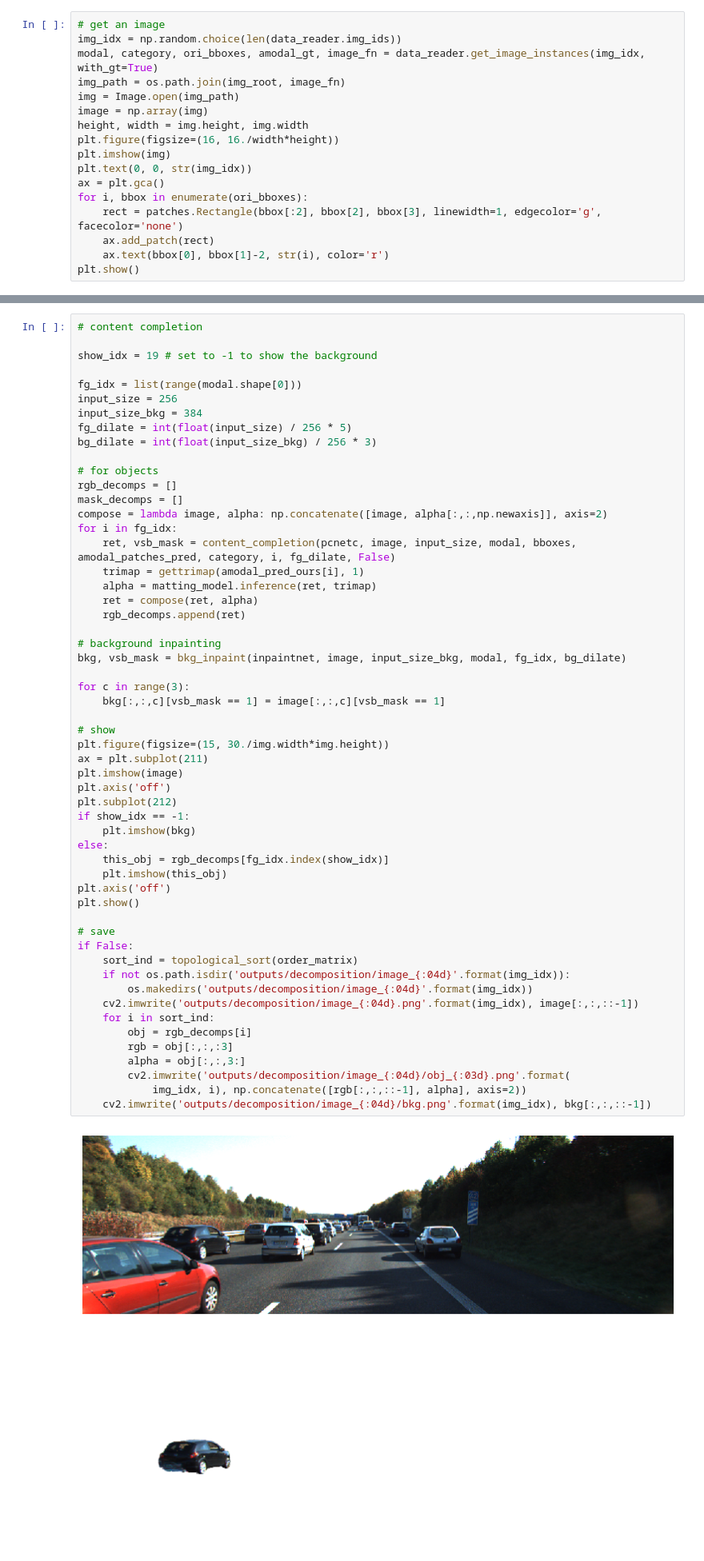
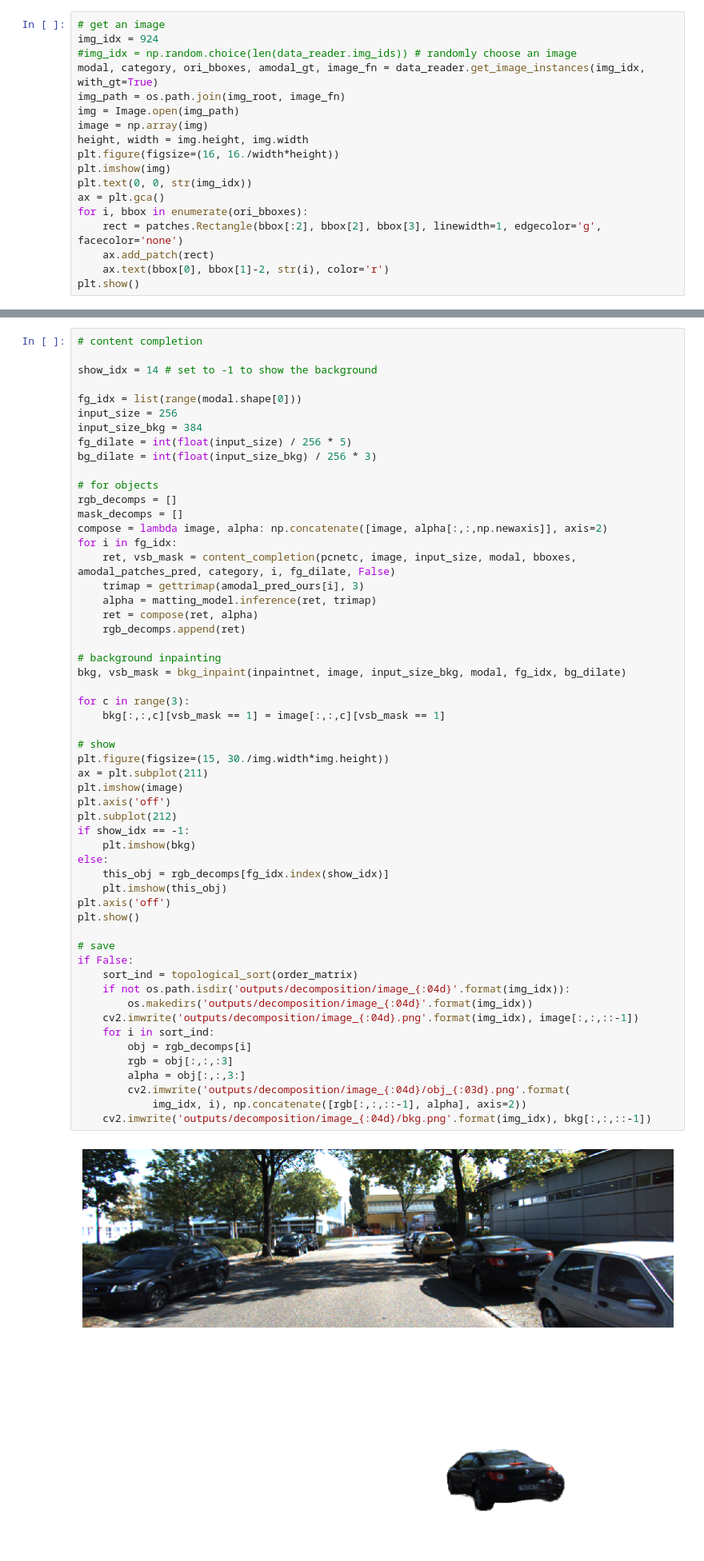
Before and after one commit to XiaohangZhan/deocclusion, a Jupyter notebook: demos/demo_kins.ipynb, the cells around one changed output, grey strips where cells are left out. Shown at 80% size. Cells and saved outputs as stored; diff of their text form.

```diff
--- a/demos/demo_kins.ipynb
+++ b/demos/demo_kins.ipynb
@@ -107,7 +107,8 @@ matting_model = Matting(
     'GCAMatting/checkpoints/gca-dist-all-data/gca-dist-all-data.pth')
 # %%
 # get an image
-img_idx = np.random.choice(len(data_reader.img_ids))
+img_idx = 924
+#img_idx = np.random.choice(len(data_reader.img_ids)) # randomly choose an image
 modal, category, ori_bboxes, amodal_gt, image_fn = data_reader.get_image_instances(img_idx, with_gt=True)
 img_path = os.path.join(img_root, image_fn)
 img = Image.open(img_path)
@@ -198,7 +199,7 @@ plt.show()
 # %%
 # content completion
 
-show_idx = 19 # set to -1 to show the background
+show_idx = 14 # set to -1 to show the background
 
 fg_idx = list(range(modal.shape[0]))
 input_size = 256
@@ -212,7 +213,7 @@ mask_decomps = []
 compose = lambda image, alpha: np.concatenate([image, alpha[:,:,np.newaxis]], axis=2)
 for i in fg_idx:
     ret, vsb_mask = content_completion(pcnetc, image, input_size, modal, bboxes, amodal_patches_pred, category, i, fg_dilate, False)
-    trimap = gettrimap(amodal_pred_ours[i], 1)
+    trimap = gettrimap(amodal_pred_ours[i], 3)
     alpha = matting_model.inference(ret, trimap)
     ret = compose(ret, alpha)
     rgb_decomps.append(ret)
@@ -224,31 +225,31 @@ for c in range(3):
     bkg[:,:,c][vsb_mask == 1] = image[:,:,c][vsb_mask == 1]
 
 # show
 plt.figure(figsize=(15, 30./img.width*img.height))
 ax = plt.subplot(211)
 plt.imshow(image)
 plt.axis('off')
 plt.subplot(212)
 if show_idx == -1:
     plt.imshow(bkg)
 else:
     this_obj = rgb_decomps[fg_idx.index(show_idx)]
     plt.imshow(this_obj)
 plt.axis('off')
 plt.show()
 
 # save
 if False:
     sort_ind = topological_sort(order_matrix)
     if not os.path.isdir('outputs/decomposition/image_{:04d}'.format(img_idx)):
         os.makedirs('outputs/decomposition/image_{:04d}'.format(img_idx))
     cv2.imwrite('outputs/decomposition/image_{:04d}.png'.format(img_idx), image[:,:,::-1])
     for i in sort_ind:
         obj = rgb_decomps[i]
         rgb = obj[:,:,:3]
         alpha = obj[:,:,3:]
         cv2.imwrite('outputs/decomposition/image_{:04d}/obj_{:03d}.png'.format(
             img_idx, i), np.concatenate([rgb[:,:,::-1], alpha], axis=2))
     cv2.imwrite('outputs/decomposition/image_{:04d}/bkg.png'.format(img_idx), bkg[:,:,::-1])
 # %% [output]
-[figure, old version]
+[figure, new version]
```
Also changed, not shown: parts of 3 cells of this notebook, 1 other file.
